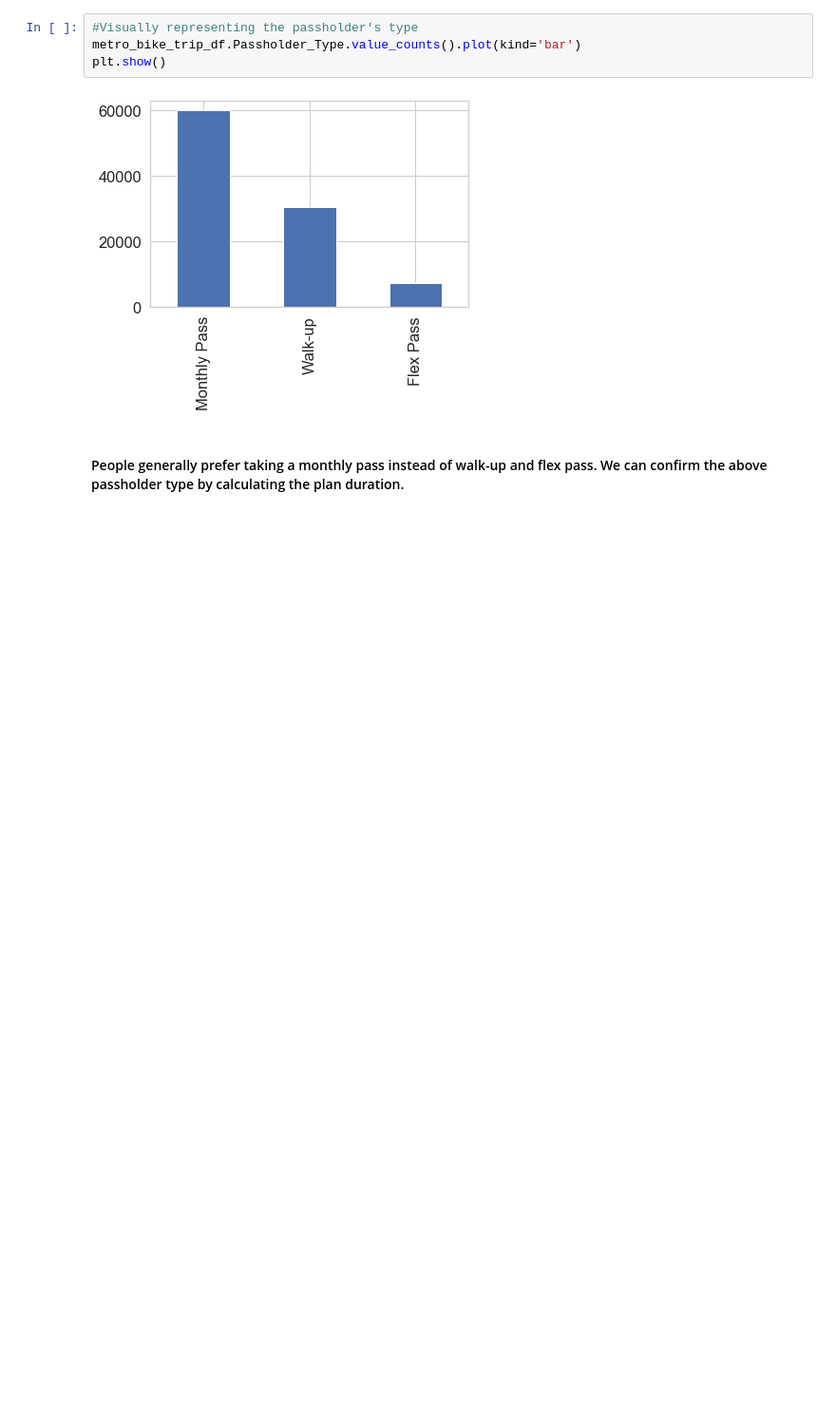
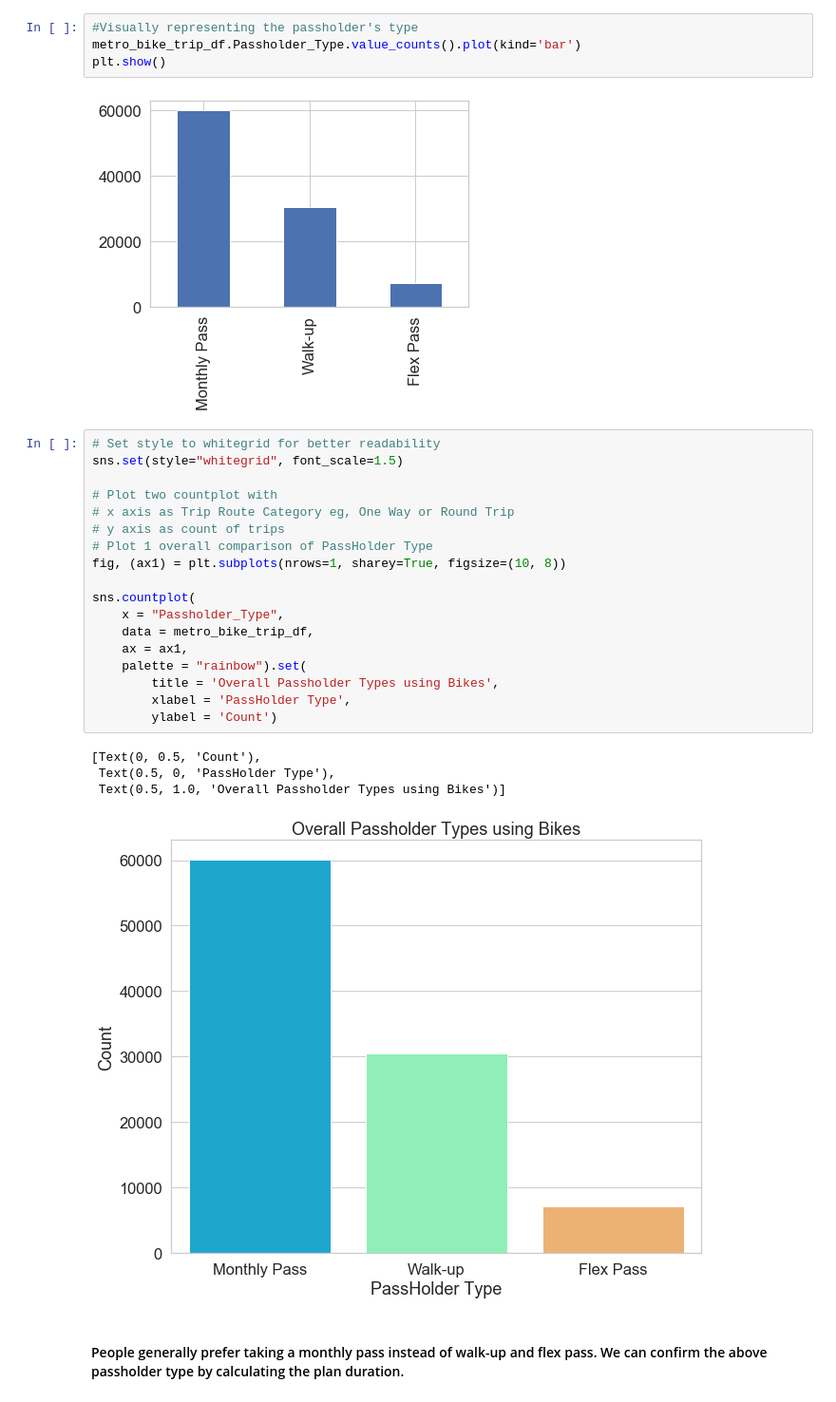
Before and after one commit to sajucrajan/ne-aly-6140-capstone, a Jupyter notebook: Group_1_THE_ONE_Capstone_Project.ipynb, the cells around one changed output. Shown at 95% size. Cells and saved outputs as stored; diff of their text form; blank space fills up the shorter version.

```diff
--- a/Group_1_THE_ONE_Capstone_Project.ipynb
+++ b/Group_1_THE_ONE_Capstone_Project.ipynb
@@ -694,6 +726,29 @@ metro_bike_trip_df.Passholder_Type.value_counts().plot(kind='bar')
 plt.show()
 # %% [output]
 [figure]
+# %%
+# Set style to whitegrid for better readability
+sns.set(style="whitegrid", font_scale=1.5)
+
+# Plot two countplot with
+# x axis as Trip Route Category eg, One Way or Round Trip
+# y axis as count of trips
+# Plot 1 overall comparison of PassHolder Type
+fig, (ax1) = plt.subplots(nrows=1, sharey=True, figsize=(10, 8))
+
+sns.countplot(
+    x = "Passholder_Type",
+    data = metro_bike_trip_df,
+    ax = ax1,
+    palette = "rainbow").set(
+        title = 'Overall Passholder Types using Bikes',
+        xlabel = 'PassHolder Type',
+        ylabel = 'Count')
+# %% [output]
+[Text(0, 0.5, 'Count'),
+ Text(0.5, 0, 'PassHolder Type'),
+ Text(0.5, 1.0, 'Overall Passholder Types using Bikes')]
+[figure, added]
 # %% [markdown]
 #### People generally prefer taking a monthly pass instead of walk-up and flex pass. We can confirm the above passholder type by calculating the plan duration.
 # %%
```
Also changed, not shown: parts of 16 cells of this notebook.
